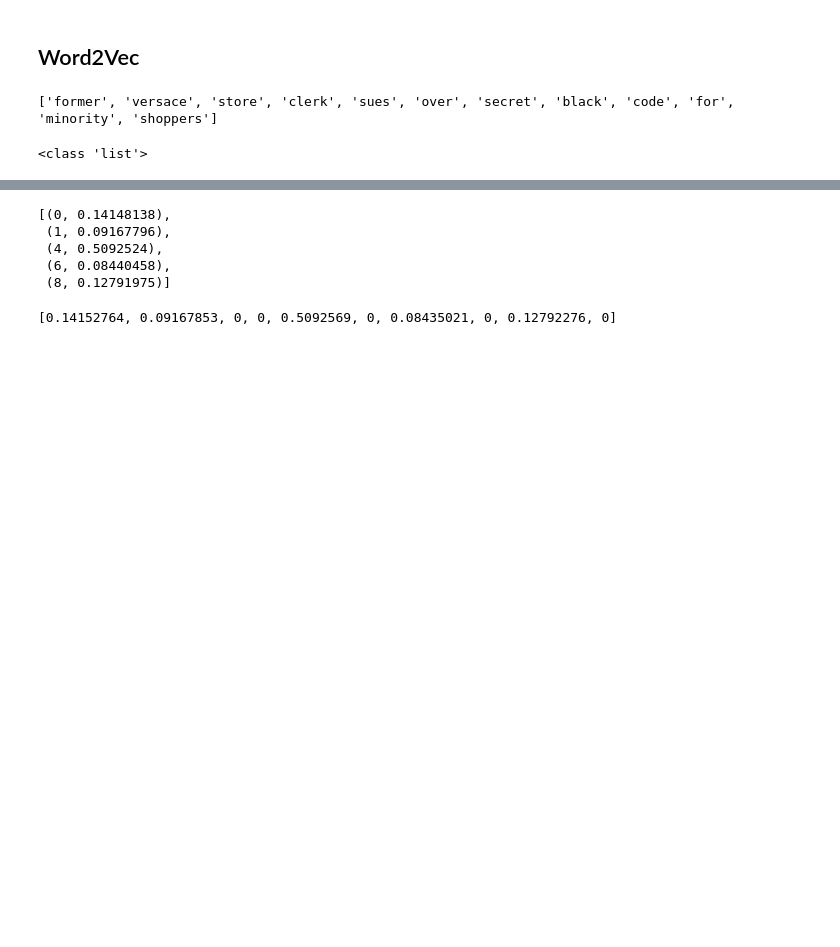
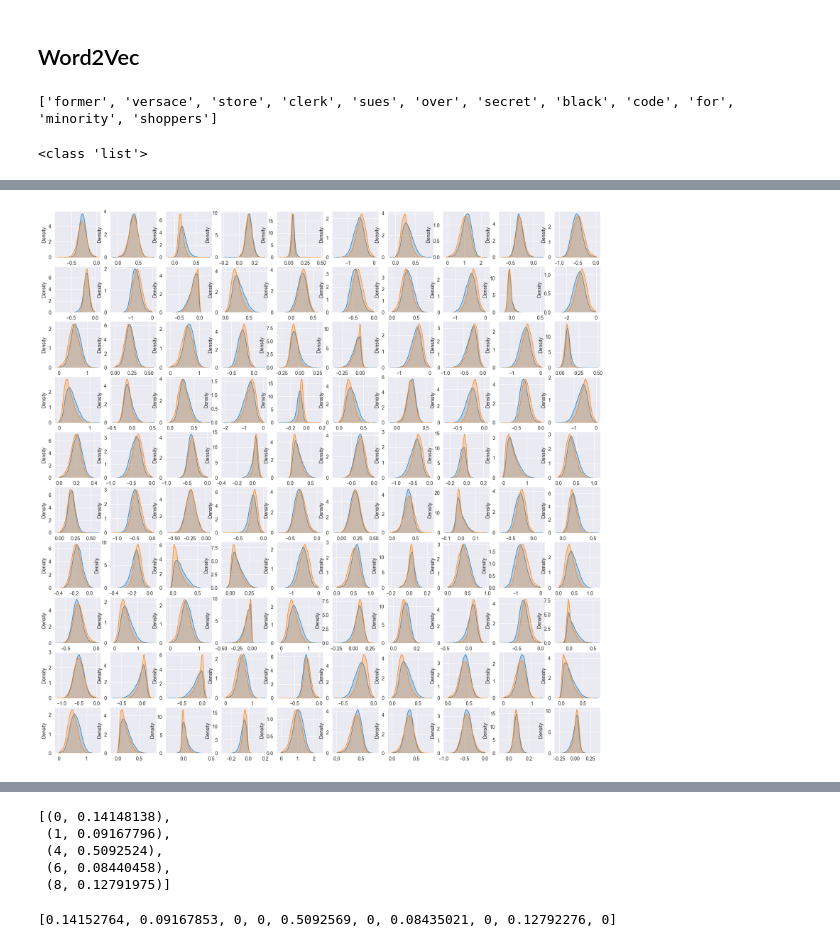
Before and after one commit to vigonometry/CS4248_Group8_SarcasmDetection, a Jupyter notebook: 05_Embeddings.ipynb, the cells around one changed output, grey strips where cells are left out. Drawn from its saved outputs; the diff is of its cells as text; code cells hidden in the pictures; blank space fills up the shorter version.

```diff
--- a/05_Embeddings.ipynb
+++ b/05_Embeddings.ipynb
@@ -65,0 +66,5 @@ spacy_df.head()
+# %%
+def get_sentence_embedding(df):
+    tok_w2v = df['tokenized_word2vec']
+    sent_w2v = tok_w2v.apply(lambda x: np.asarray(x).squeeze().mean(axis=0))
+    return sent_w2v
@@ -65,0 +74,14 @@ spacy_df.head()
+# %%
+sent_w2v = get_sentence_embedding(df)
+# %%
+fig, axes = plt.subplots(nrows = 10, ncols = 10, figsize = (20, 20))
+for dim in range(100):
+    idx = df[df['is_sarcastic'] == 0].index.values
+    li = list(map(lambda x: sent_w2v[x][dim], idx))
+    sns.kdeplot(li, fill=True, ax=axes[dim // 10, dim % 10])
+
+    idx = df[df['is_sarcastic'] == 1].index.values
+    li = list(map(lambda x: sent_w2v[x][dim], idx))
+    sns.kdeplot(li, fill=True, ax=axes[dim // 10, dim % 10])
+# %% [output]
+[figure, added]
```
Also changed, not shown: parts of 18 cells of this notebook, 1 other file.
